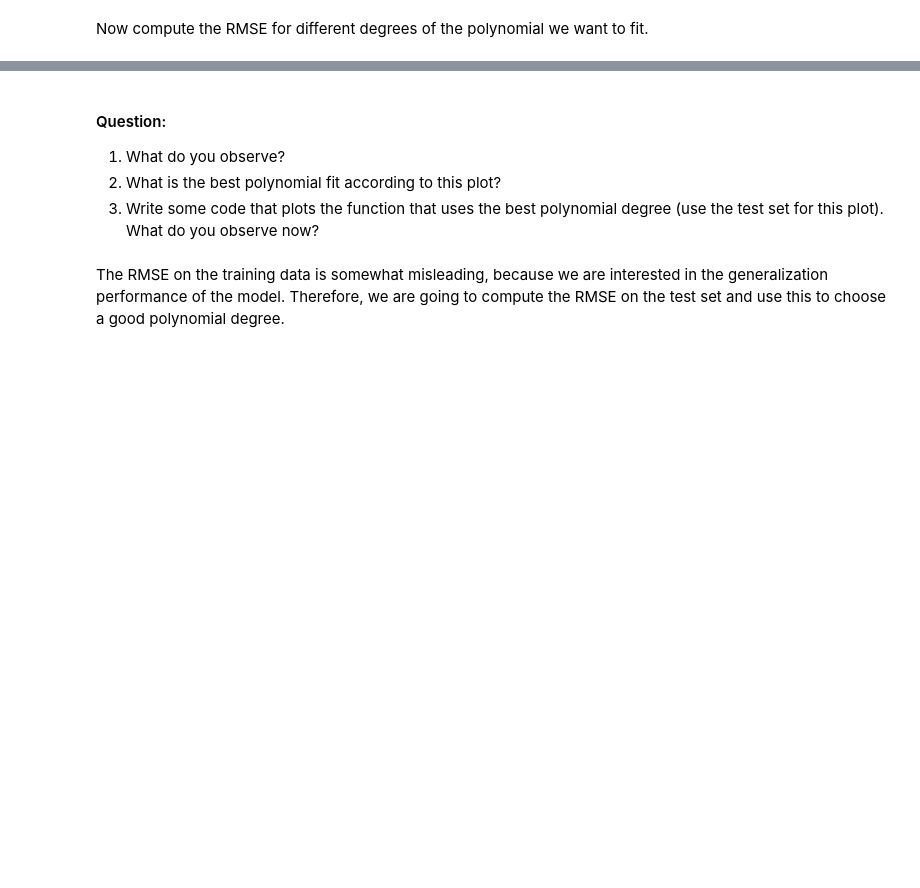
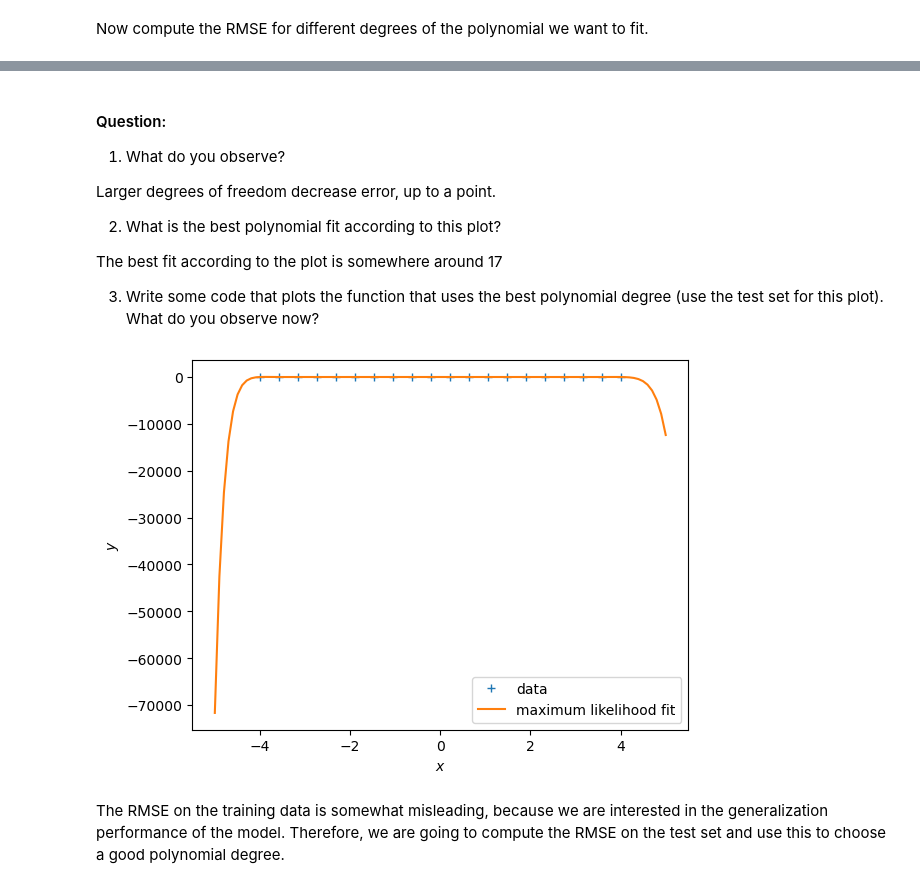
Before and after one commit to mindphil/mml, a Jupyter notebook: tutorials/tutorial_linear_regression.ipynb, the cells around one changed output, grey strips where cells are left out. Drawn from its saved outputs; the diff is of its cells as text; code cells hidden in the pictures; blank space fills up the shorter version.

```diff
--- a/tutorials/tutorial_linear_regression.ipynb
+++ b/tutorials/tutorial_linear_regression.ipynb
@@ -384,18 +388,30 @@ plt.ylabel("RMSE");
 # %% [markdown]
 #### Question:
 1. What do you observe?
+
+Larger degrees of freedom decrease error, up to a point.
+
 2. What is the best polynomial fit according to this plot?
+
+The best fit according to the plot is somewhere around 17
+
 3. Write some code that plots the function that uses the best polynomial degree (use the test set for this plot). What do you observe now?
 # %%
 # WRITE THE PLOTTING CODE HERE
 plt.figure()
 plt.plot(X, y, '+')
-ypred_test = Xtest*0 ## <--- EDIT THIS LINE (hint: you may require a few lines to do the computation)
+K = 17
+Phi = poly_features(X, K)
+theta_ml = nonlinear_features_maximum_likelihood(Phi, y)
+Phi_test = poly_features(Xtest, K)
+ypred_test = Phi_test@theta_ml ## <--- EDIT THIS LINE (hint: you may require a few lines to do the computation)
 
 plt.plot(Xtest, ypred_test)
 plt.xlabel("$x$")
 plt.ylabel("$y$")
 plt.legend(["data", "maximum likelihood fit"]);
+# %% [output]
+[figure, added]
 # %% [markdown]
 The RMSE on the training data is somewhat misleading, because we are interested in the generalization performance of the model. Therefore, we are going to compute the RMSE on the test set and use this to choose a good polynomial degree.
 # %%
```
Also changed, not shown: parts of 22 cells of this notebook.
